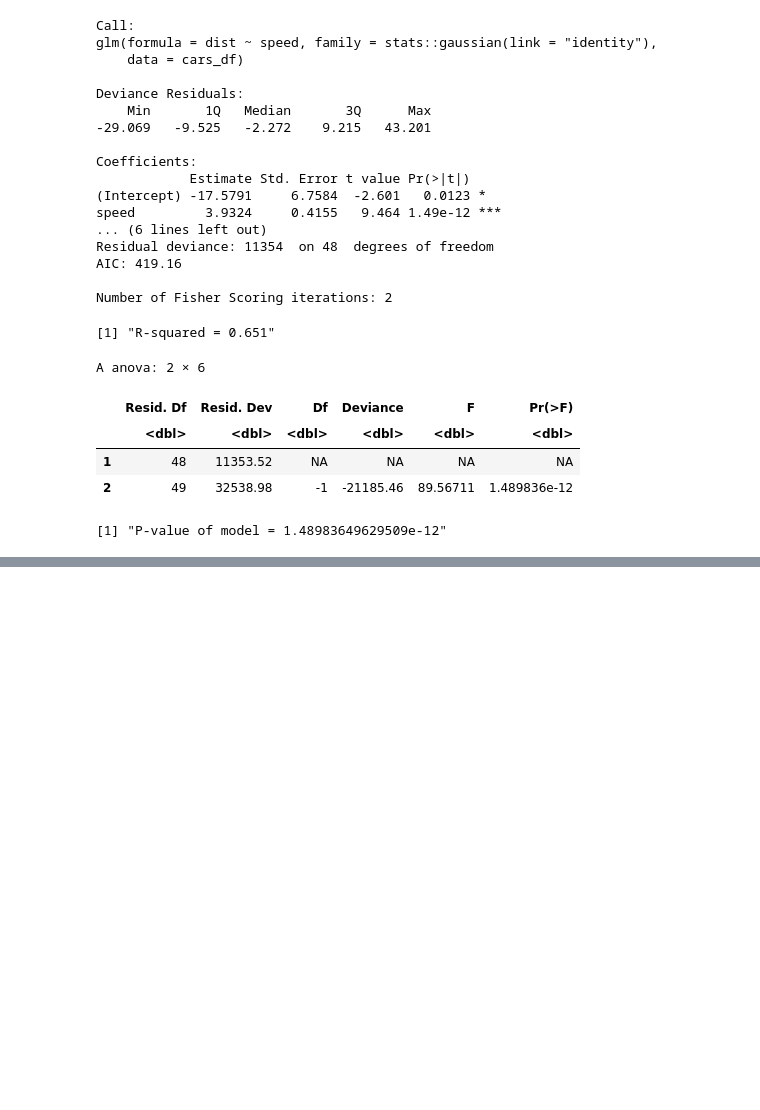
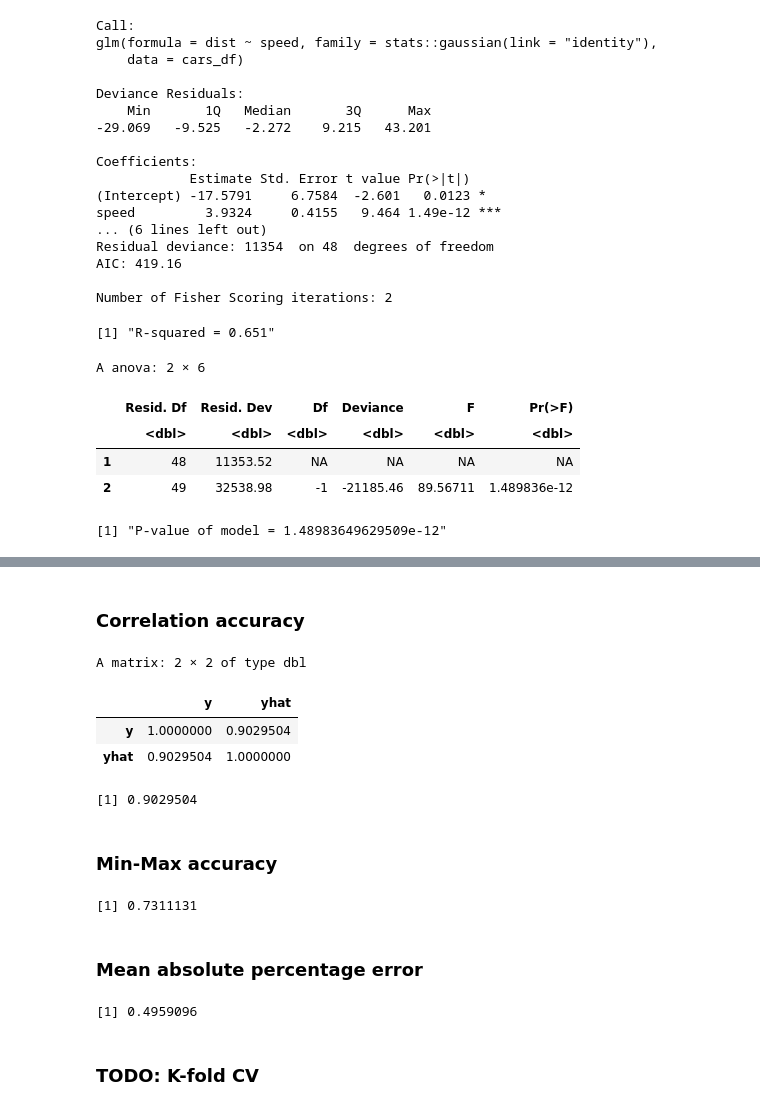
Before and after one commit to cjc77/r_statistics_tutorial, a Jupyter notebook: linear_regression.ipynb, the cells around one changed output, grey strips where cells are left out. Drawn from its saved outputs; the diff is of its cells as text; code cells hidden in the pictures; blank space fills up the shorter version.

Commit message:
Need to wrap up k-fold cross validation for linear regression.

```diff
--- a/linear_regression.ipynb
+++ b/linear_regression.ipynb
@@ -137,0 +167,28 @@ Number of Fisher Scoring iterations: 2
+# %% [markdown]
+### Correlation accuracy
+# %%
+cor_acc <- cor(as.matrix(y_yhat_df))
+cor_acc
+cor_acc["y", "yhat"]
+# %% [output]
+A matrix: 2 × 2 of type dbl
+|  | y | yhat |
+| y | 1.0000000 | 0.9029504 |
+| yhat | 0.9029504 | 1.0000000 |
+[1] 0.9029504
+# %% [markdown]
+### Min-Max accuracy
+# %%
+min_max_acc <- mean(apply(y_yhat_df, 1, min) / apply(y_yhat_df, 1, max))
+min_max_acc
+# %% [output]
+[1] 0.7311131
+# %% [markdown]
+### Mean absolute percentage error
+# %%
+mape <- mean(abs(y_yhat_df$yhat - y_yhat_df$y) / y_yhat_df$y)
+mape
+# %% [output]
+[1] 0.4959096
+# %% [markdown]
+### TODO: K-fold CV
```
Also changed, not shown: parts of 7 cells of this notebook.
